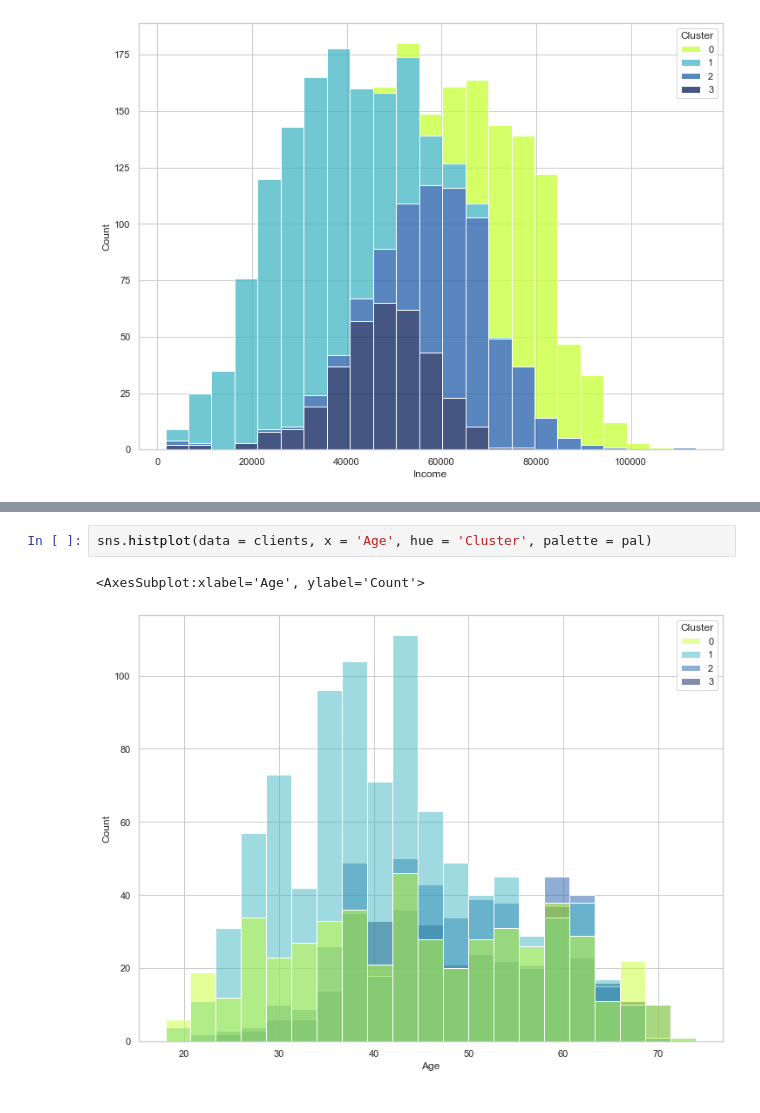
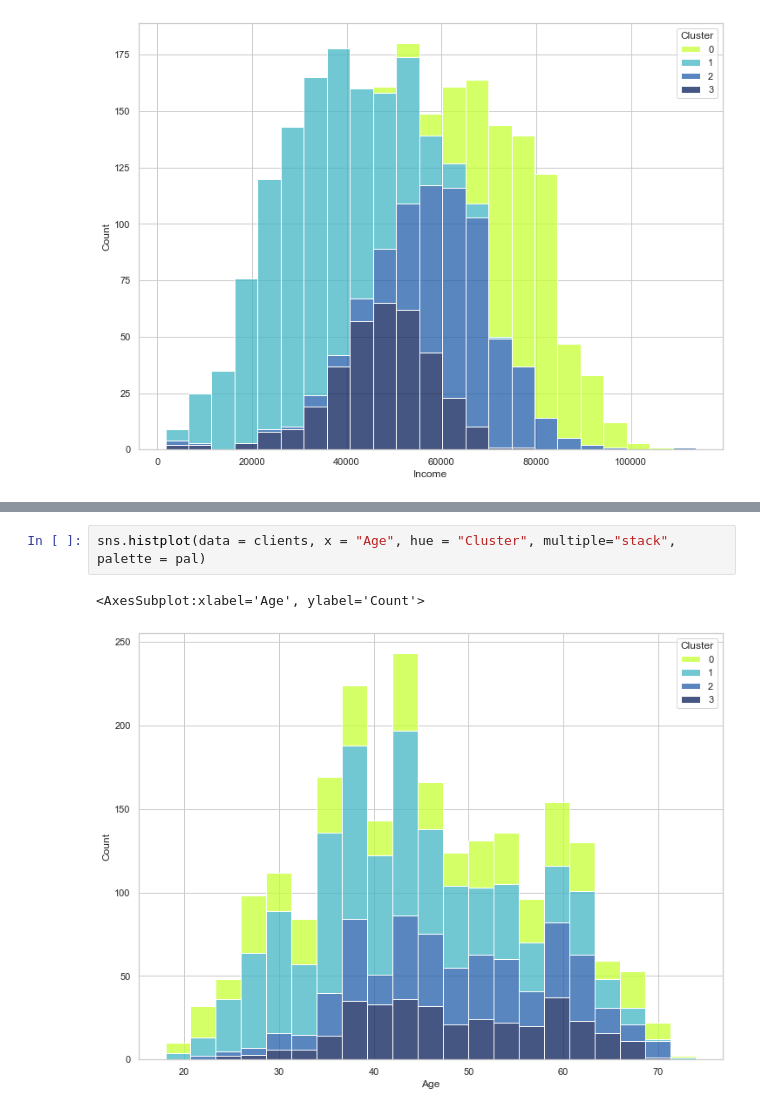
Before and after one commit to mariaperezdeayalas/Customer-Segmentation-Final-Project-, a Jupyter notebook: Notebooks/3. Clustering - KMeans.ipynb, the cells around one changed output, grey strips where cells are left out. Cells and saved outputs as stored; diff of their text form.

Commit message:
investigando clusters de kmeans

```diff
--- a/Notebooks/3. Clustering - KMeans.ipynb
+++ b/Notebooks/3. Clustering - KMeans.ipynb
@@ -141,5 +158,5 @@ sns.histplot(data = clients.loc[clients['Income'] < 120000], x = "Income", hue =
 # %%
-sns.histplot(data = clients, x = 'Age', hue = 'Cluster', palette = pal)
+sns.histplot(data = clients, x = "Age", hue = "Cluster", multiple="stack", palette = pal)
 # %% [output]
 <AxesSubplot:xlabel='Age', ylabel='Count'>
-[figure, old version]
+[figure, new version]
```
Also changed, not shown: parts of 8 cells of this notebook.
